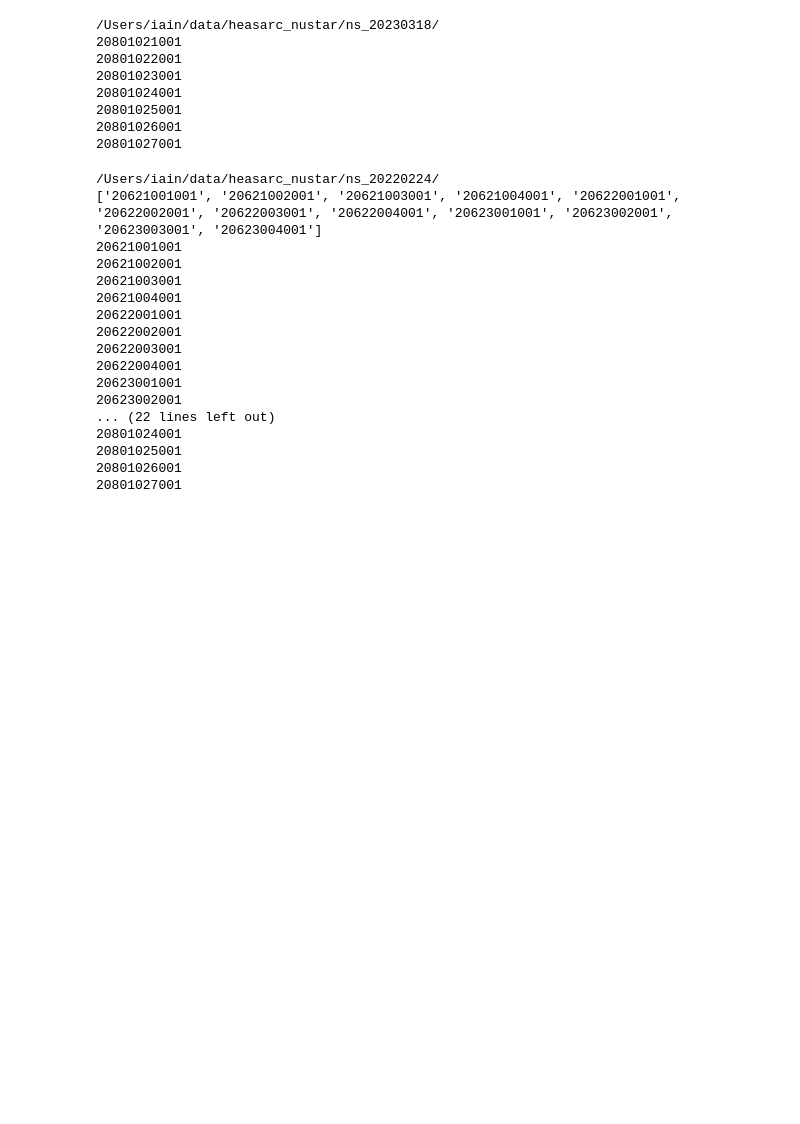
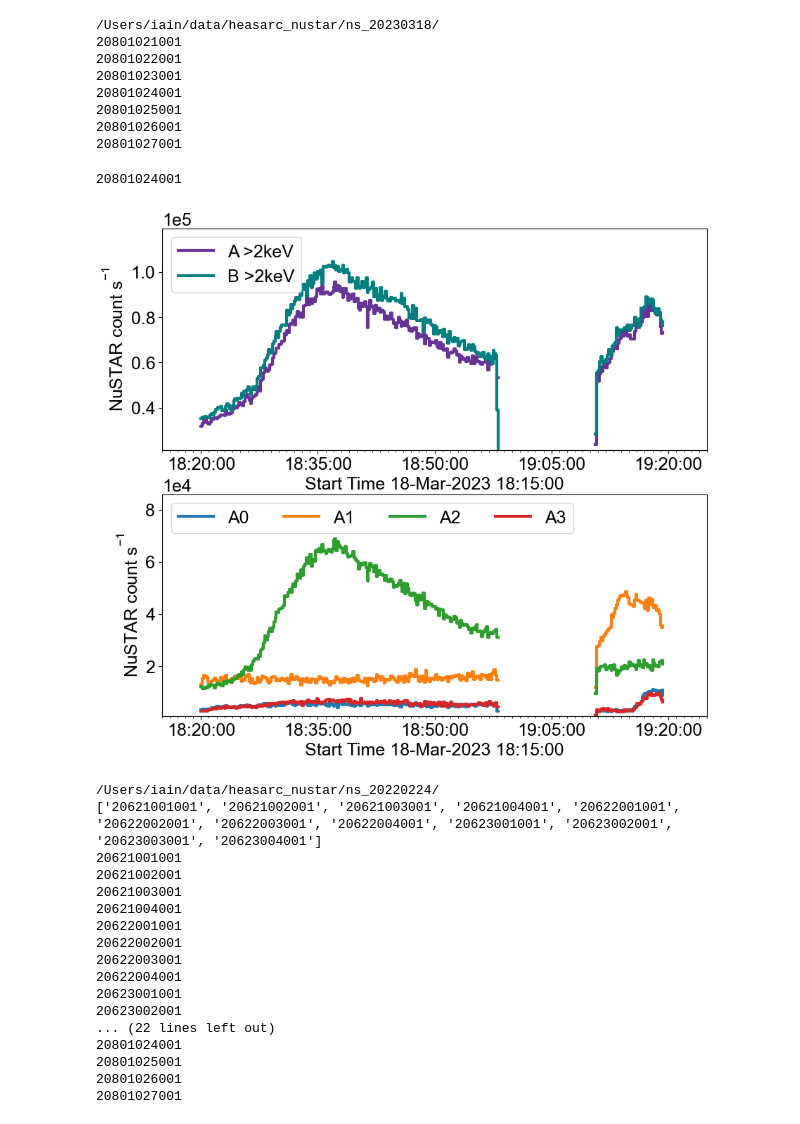
Before and after one commit to ianan/nsx_summ, a Jupyter notebook: test_ns_ltc.ipynb, the cells around one changed output. Drawn from its saved outputs; the diff is of its cells as text; code cells hidden in the pictures; blank space fills up the shorter version.

Commit message:
index update

```diff
--- a/test_ns_ltc.ipynb
+++ b/test_ns_ltc.ipynb
@@ -65,6 +65,71 @@ for i in ids:
 20801025001
 20801026001
 20801027001
+# %%
+nsid=ids[3]
+print(nsid)
+
+df_test=nsx_func.nsrate(maindir=maindir,nsid=nsid,lvt=False,englow=2,enghigh=10)
+df10 = df_test.resample('10s', level=0).mean()
+
+dft0=nsx_func.nsrate(maindir=maindir,nsid=nsid,lvt=False,englow=2,enghigh=10,det_id=[0])
+df0= dft0.resample('10s', level=0).mean()
+dft1=nsx_func.nsrate(maindir=maindir,nsid=nsid,lvt=False,englow=2,enghigh=10,det_id=[1])
+df1= dft1.resample('10s', level=0).mean()
+dft2=nsx_func.nsrate(maindir=maindir,nsid=nsid,lvt=False,englow=2,enghigh=10,det_id=[2])
+df2= dft2.resample('10s', level=0).mean()
+dft3=nsx_func.nsrate(maindir=maindir,nsid=nsid,lvt=False,englow=2,enghigh=10,det_id=[3])
+df3= dft3.resample('10s', level=0).mean()
+# %% [output]
+20801024001
+# %%
+mint=df10.index[0].to_pydatetime()
+mint-=datetime.timedelta(minutes=5,seconds=mint.second)
+mint-=datetime.timedelta(minutes=mint.minute % 5)
+maxt=df10.index[-1].to_pydatetime()
+maxt+=datetime.timedelta(minutes=5,seconds=60-maxt.second)
+maxt-=datetime.timedelta(minutes=maxt.minute % 5)
+tr=[mint,maxt]
+alldata=np.concatenate((df10["rta"].values,df10["rta"].values))
+alldata=alldata[alldata > 0]
+maxy=1.25*max(alldata)
+miny=0.9*min(alldata)
+yr=[miny,maxy]
+
+alldet=np.concatenate((df0["rta"].values,df1["rta"].values,df2["rta"].values,df3["rta"].values))
+yrdet=[0.9*min(alldet),1.25*max(alldet)]
+
+myFmt = matplotlib.dates.DateFormatter('%H:%M:%S')
+majorx= matplotlib.dates.MinuteLocator(interval=15)
+minorx= matplotlib.dates.MinuteLocator(interval=1)
+
+fig, axs= plt.subplots(2,figsize=(10, 9))
+plt.rcParams.update({'font.size': 18})
+plt.ticklabel_format(axis='y', style='sci', scilimits=(0,0), useOffset=True)
+axs[0].plot(df10.index,df10["rta"].values,drawstyle='steps-post',\
+    lw=3,color='rebeccapurple',label='A >2keV')
+axs[0].plot(df10.index,df10["rtb"].values,drawstyle='steps-post',\
+    lw=3,color='teal',label='B >2keV')
+axs[0].set_ylim(yr)
+axs[0].legend(loc=2)
+axs[1].plot(df0.index,df0["rta"].values,drawstyle='steps-post',lw=3,label='A0')
+axs[1].plot(df1.index,df1["rta"].values,drawstyle='steps-post',lw=3,label='A1')
+axs[1].plot(df2.index,df2["rta"].values,drawstyle='steps-post',lw=3,label='A2')
+axs[1].plot(df3.index,df3["rta"].values,drawstyle='steps-post',lw=3,label='A3')
+axs[1].set_ylim(yrdet)
+axs[1].legend(loc=2,ncol=4)
+for ax in axs:
+    ax.set_xlabel(f'Start Time {mint:%d-%b-%Y %H:%M:%S}')
+    ax.set_xlim(tr)
+    ax.set_ylabel('NuSTAR count s$^{-1}$')
+    ax.xaxis.set_major_locator(majorx)
+    ax.xaxis.set_minor_locator(minorx)
+    ax.xaxis.set_major_formatter(myFmt)
+
+    ax.ticklabel_format(axis='y', style='sci', scilimits=(0,0), useOffset=True)
+plt.show()
+# %% [output]
+[figure, added]
 # %%
 # NuSTAR only lightcurves
 
```
Also changed, not shown: 1 other file.
